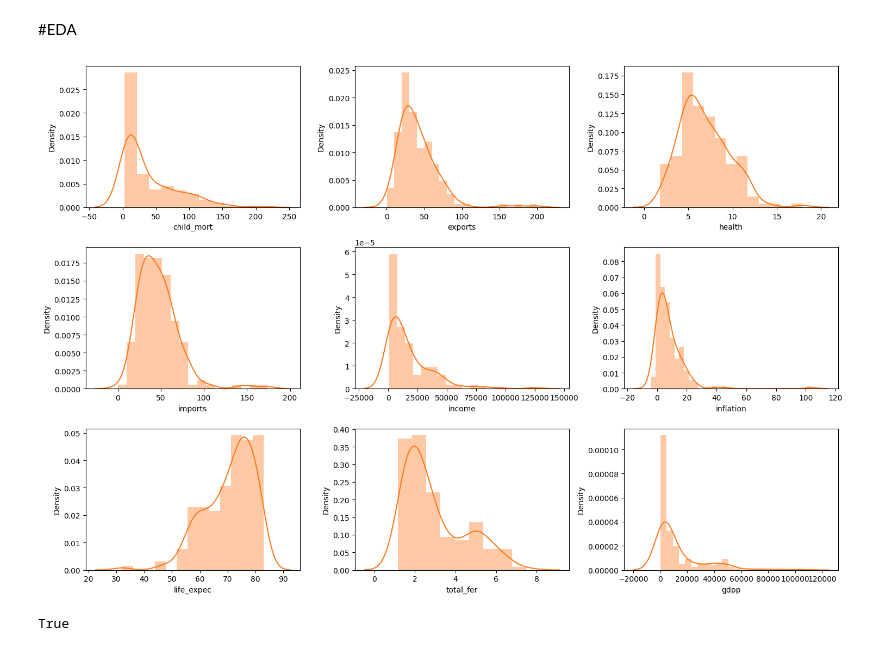
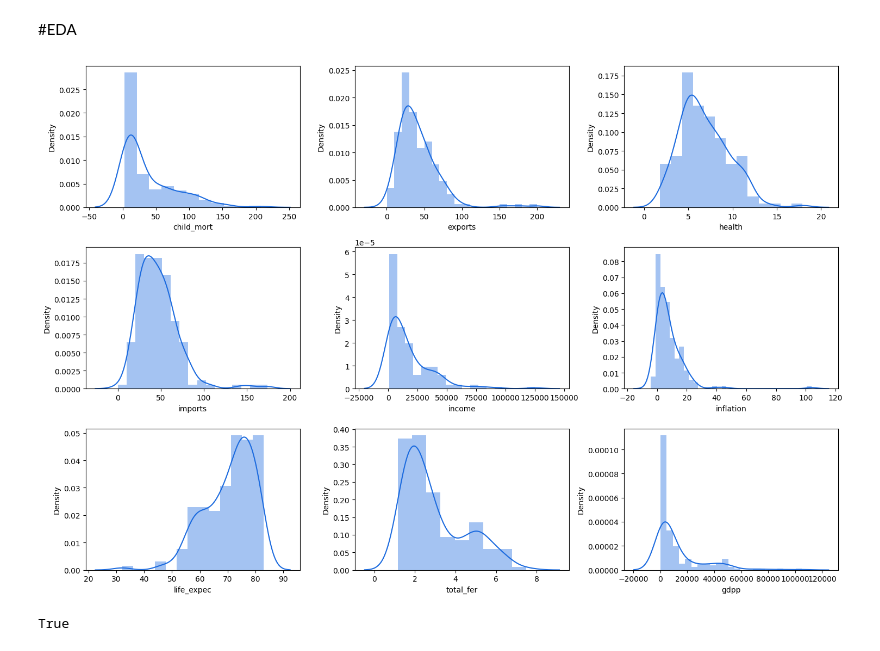
Before and after one commit to rizz045/Country-Data-Exploration-and-Preediction--Unsupervised-learning-, a Jupyter notebook: Country_Data_Exploration_and_Prediction.ipynb, the cells around one changed output. Saved outputs shown, nothing was run; the diff lists cells and outputs as text; code cells hidden in the pictures.

```diff
--- a/Country_Data_Exploration_and_Prediction.ipynb
+++ b/Country_Data_Exploration_and_Prediction.ipynb
@@ -93,9 +93,9 @@ sns.heatmap(df.isnull(), cmap = 'magma', cbar=False);
 [figure]
 # %%
 fig, ax = plt.subplots(nrows=1, ncols=1, figsize=(5,5))
-colors = ['#FF781F', '#2D2926']
+colors = ['#2bd0e4', '#1c6bdf']
 plt.subplot(1, 1, 1)
-sns.heatmap(df.describe().T[['mean']], cmap='Oranges', annot=True, fmt='.2f',
+sns.heatmap(df.describe().T[['mean']], cmap='Blues', annot=True, fmt='.2f',
             linecolor='black', linewidths=0.4, cbar=False);
 plt.title("Mean values of all the columns");
 fig.tight_layout(pad=3)
@@ -120,16 +120,16 @@ Numerical Columns are:  ['child_mort', 'exports', 'health', 'imports', 'income',
 # %%
 # let's observe the data distribution of all the numerical columns
 plt.figure(figsize=(15, 10))
 index=0
 for col in num_cols:
     index += 1
     plt.subplot(3, 3, index)
-    sns.distplot(df[col], color=colors[0])
+    sns.distplot(df[col], color=colors[1])
     # plt.sup_title('Distribution of numerical features')
     plt.tight_layout()
 plt.show()
 # %% [output]
-[figure, old version]
+[figure, new version]
 # %%
 len(df['country'].unique()) == len(df)
 # %% [output]
```
Also changed, not shown: parts of 8 cells of this notebook.
